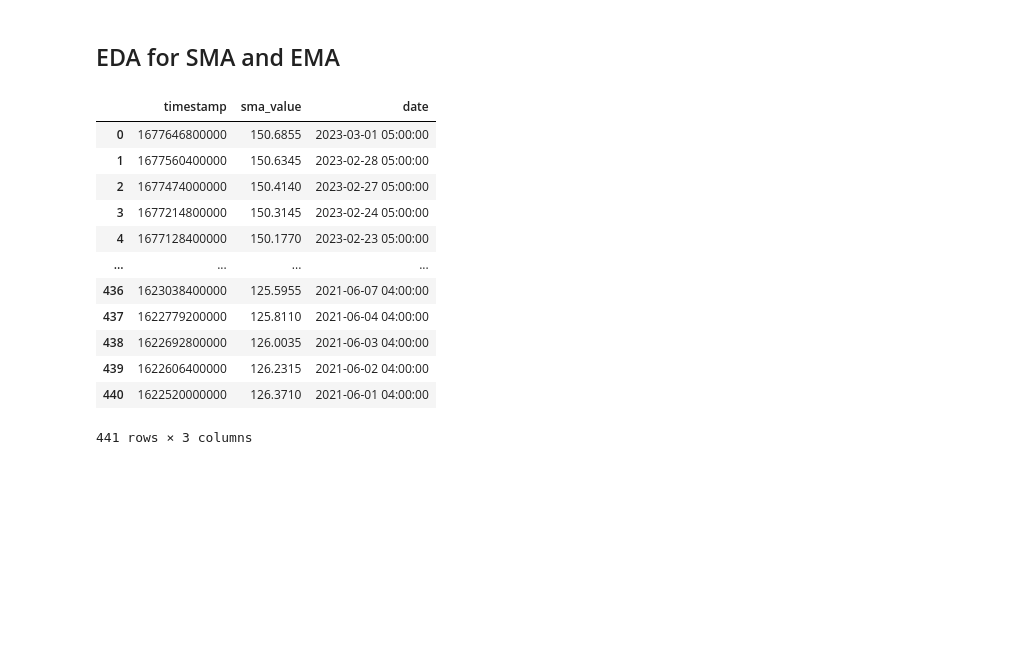
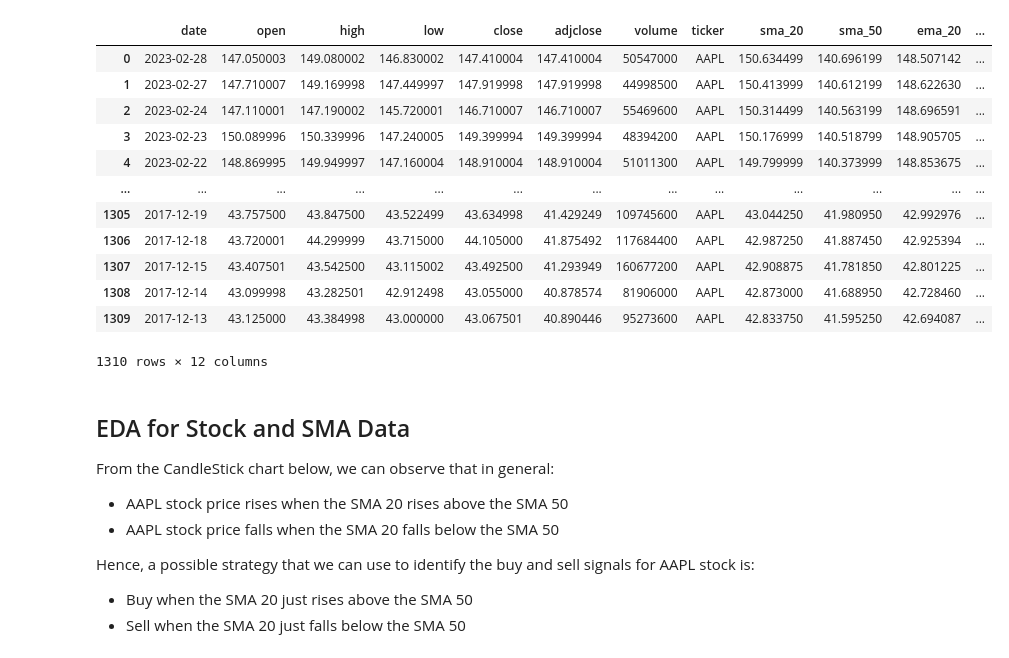
Before and after one commit to CodeLutetium/SC1015-Stock-Predictor, a Jupyter notebook: Playground/tech_indicators.ipynb, the cells around one changed output. Saved outputs shown, nothing was run; the diff lists cells and outputs as text; code cells hidden in the pictures; blank space fills up the shorter version.

```diff
--- a/Playground/tech_indicators.ipynb
+++ b/Playground/tech_indicators.ipynb
@@ -75 +16,7 @@ def getStock(stock, date_from=None, date_until=None, multiplier=1, timespan='day
+# %%
+stock = 'AAPL'
+short_window = 20
+medium_window = 50
+start_date = '2017-03-01'
+end_date = '2023-03-01'
 # %% [markdown]
@@ -191,18 +24,38 @@ fig.show()
-# %% [markdown]
-## EDA for SMA and EMA
-# %%
-sma_df
-# %% [output]
-|  | timestamp | sma_value | date |
-| 0 | 1677646800000 | 150.6855 | 2023-03-01 05:00:00 |
-| 1 | 1677560400000 | 150.6345 | 2023-02-28 05:00:00 |
-| 2 | 1677474000000 | 150.4140 | 2023-02-27 05:00:00 |
-| 3 | 1677214800000 | 150.3145 | 2023-02-24 05:00:00 |
-| 4 | 1677128400000 | 150.1770 | 2023-02-23 05:00:00 |
-| ... | ... | ... | ... |
-| 436 | 1623038400000 | 125.5955 | 2021-06-07 04:00:00 |
-| 437 | 1622779200000 | 125.8110 | 2021-06-04 04:00:00 |
-| 438 | 1622692800000 | 126.0035 | 2021-06-03 04:00:00 |
-| 439 | 1622606400000 | 126.2315 | 2021-06-02 04:00:00 |
-| 440 | 1622520000000 | 126.3710 | 2021-06-01 04:00:00 |
-441 rows × 3 columns
+# %%
+def getIndicator(indicator, data):
+    if indicator.lower() == 'sma':
+        for window in [short_window, medium_window]:
+            data[f'{indicator.lower()}_{window}'] = data['close'].rolling(window).mean()
+    elif indicator.lower() == 'ema':
+        for window in [short_window, medium_window]:
+            data[f'{indicator.lower()}_{window}'] = data['close'].ewm(span=window).mean()
+    return pd.DataFrame(data)
+# %%
+stock_df = sf.get_data(ticker=stock, start_date=start_date, end_date=end_date, index_as_date=False)
+stock_df = getIndicator('sma', stock_df)
+stock_df = getIndicator('ema', stock_df)
+stock_df = stock_df[200:].sort_values(by='date', ascending=False).reset_index(drop=True)
+stock_df
+# %% [output]
+|  | date | open | high | low | close | adjclose | volume | ticker | sma_20 | sma_50 | ema_20 | ... |
+| 0 | 2023-02-28 | 147.050003 | 149.080002 | 146.830002 | 147.410004 | 147.410004 | 50547000 | AAPL | 150.634499 | 140.696199 | 148.507142 | ... |
+| 1 | 2023-02-27 | 147.710007 | 149.169998 | 147.449997 | 147.919998 | 147.919998 | 44998500 | AAPL | 150.413999 | 140.612199 | 148.622630 | ... |
+| 2 | 2023-02-24 | 147.110001 | 147.190002 | 145.720001 | 146.710007 | 146.710007 | 55469600 | AAPL | 150.314499 | 140.563199 | 148.696591 | ... |
+| 3 | 2023-02-23 | 150.089996 | 150.339996 | 147.240005 | 149.399994 | 149.399994 | 48394200 | AAPL | 150.176999 | 140.518799 | 148.905705 | ... |
+| 4 | 2023-02-22 | 148.869995 | 149.949997 | 147.160004 | 148.910004 | 148.910004 | 51011300 | AAPL | 149.799999 | 140.373999 | 148.853675 | ... |
+| ... | ... | ... | ... | ... | ... | ... | ... | ... | ... | ... | ... | ... |
+| 1305 | 2017-12-19 | 43.757500 | 43.847500 | 43.522499 | 43.634998 | 41.429249 | 109745600 | AAPL | 43.044250 | 41.980950 | 42.992976 | ... |
+| 1306 | 2017-12-18 | 43.720001 | 44.299999 | 43.715000 | 44.105000 | 41.875492 | 117684400 | AAPL | 42.987250 | 41.887450 | 42.925394 | ... |
+| 1307 | 2017-12-15 | 43.407501 | 43.542500 | 43.115002 | 43.492500 | 41.293949 | 160677200 | AAPL | 42.908875 | 41.781850 | 42.801225 | ... |
+| 1308 | 2017-12-14 | 43.099998 | 43.282501 | 42.912498 | 43.055000 | 40.878574 | 81906000 | AAPL | 42.873000 | 41.688950 | 42.728460 | ... |
+| 1309 | 2017-12-13 | 43.125000 | 43.384998 | 43.000000 | 43.067501 | 40.890446 | 95273600 | AAPL | 42.833750 | 41.595250 | 42.694087 | ... |
+1310 rows × 12 columns
+# %% [markdown]
+## EDA for Stock and SMA Data
+From the CandleStick chart below, we can observe that in general:
+- AAPL stock price rises when the SMA 20 rises above the SMA 50
+- AAPL stock price falls when the SMA 20 falls below the SMA 50
+
+Hence, a possible strategy that we can use to identify the buy and sell signals for AAPL stock is:
+- Buy when the SMA 20 just rises above the SMA 50
+- Sell when the SMA 20 just falls below the SMA 50
```
Also changed, not shown: parts of 19 cells of this notebook.
